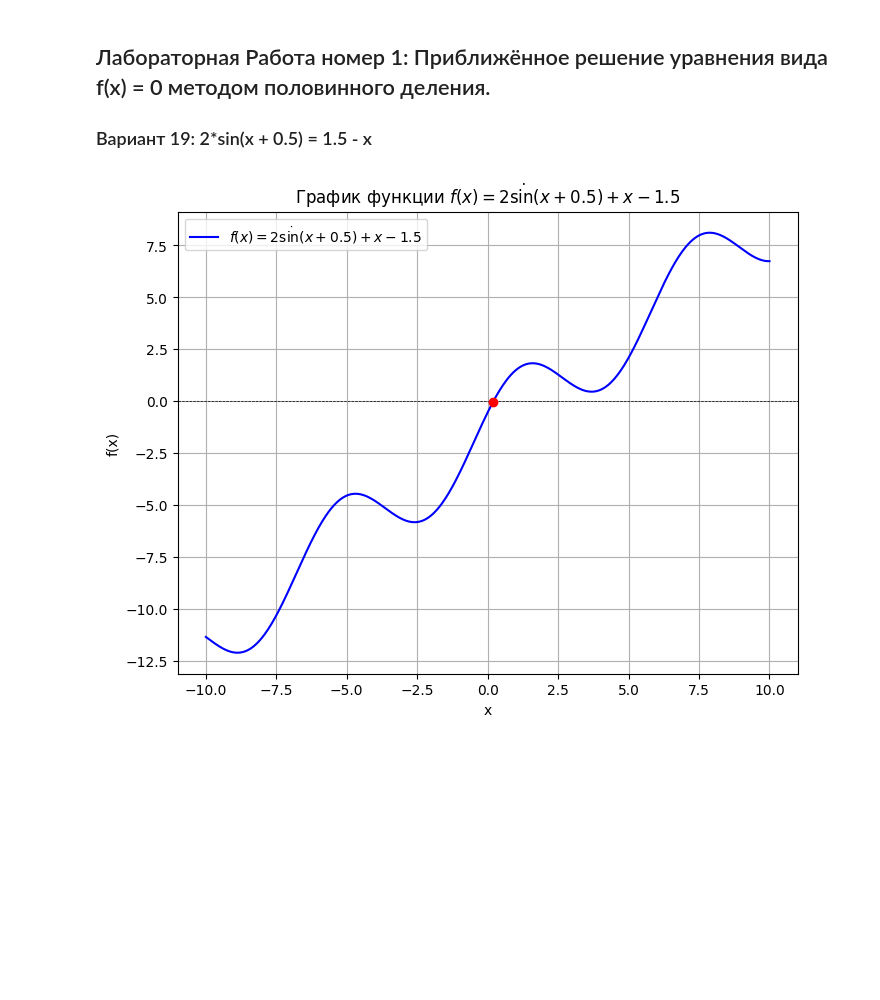
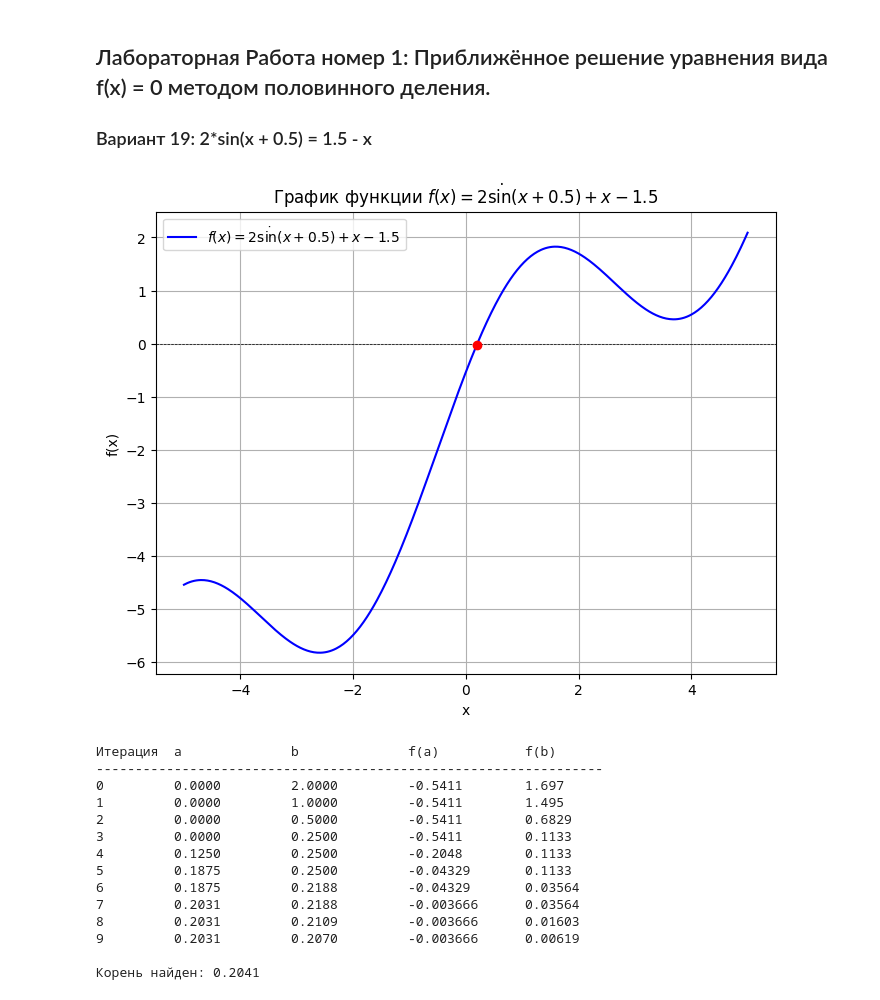
Before and after one commit to 6fcag3vsaoag/num, a Jupyter notebook: laba1/solution.ipynb, the cells around one changed output. Cells and saved outputs as stored; diff of their text form; code cells hidden in the pictures; blank space fills up the shorter version.

```diff
--- a/laba1/solution.ipynb
+++ b/laba1/solution.ipynb
@@ -4,39 +4,109 @@
 # %%
 import numpy as np
 import matplotlib.pyplot as plt
+
 
 # Определяем функцию
 def f(x):
     return 2 * np.sin(x + 0.5) + x - 1.5
 
 # Создаем массив значений x
-x = np.linspace(-10, 10, 500)
+x = np.linspace(-5, 5, 500)
 
 # Вычисляем значения функции
 y = f(x)
 
 # Строим график
 plt.figure(figsize=(8, 6))
 plt.plot(x, y, label=r'$f(x) = 2 \dot \sin(x + 0.5) + x - 1.5$', color='blue')
 
 # Добавляем горизонтальную линию y=0 для наглядности
 plt.axhline(0, color='black', linewidth=0.5, linestyle='--')
 
 # Находим приближенные точки пересечения с осью x
 zero_crossings = np.where(np.diff(np.sign(y)))[0]
 for crossing in zero_crossings:
     plt.plot(x[crossing], y[crossing], 'ro')  # Отмечаем точки пересечения красными точками
 
 # Добавляем легенду, сетку и заголовок
 plt.title('График функции $f(x) = 2 \dot \sin(x + 0.5) + x - 1.5$')
 plt.xlabel('x')
 plt.ylabel('f(x)')
 plt.legend()
 plt.grid(True)
 
 # Показываем график
 plt.show()
+
+# Метод половинного деления с выводом отчета
+def bisection_method(a, b, tol):
+    """
+    Находит корень уравнения f(x) = 0 методом половинного деления.
+
+    :param a: Левая граница интервала
+    :param b: Правая граница интервала
+    :param tol: Точность
+    :return: Приближенное значение корня
+    """
+    if f(a) * f(b) >= 0:
+        raise ValueError("Функция должна менять знак на интервале [a, b].")
+
+    # Определяем количество знаков после запятой для форматирования
+    precision_digits = abs(int(np.floor(np.log10(tol))))+1
+
+    print(f"{'Итерация':<10}{'a':<15}{'b':<15}{'f(a)':<15}{'f(b)':<15}")
+    print("-" * 65)
+
+    iteration = 0
+    while (b - a) / 2 > tol:
+        c = (a + b) / 2  # Находим середину интервала
+        f_c = f(c)
+
+        # Выводим отчет по текущей итерации
+        print(f"{iteration:<10}{a:<15.{precision_digits}f}{b:<15.{precision_digits}f}{f(a):<15.{precision_digits}}{f(b):<15.{precision_digits}}")
+
+        if f_c == 0:  # Если f(c) = 0, то c — точный корень
+            return c
+        elif f(a) * f_c < 0:  # Корень находится в левой половине
+            b = c
+        else:  # Корень находится в правой половине
+            a = c
+
+        iteration += 1
+
+    root = (a + b) / 2
+    print(f"\nКорень найден: {root:.{precision_digits}f}")
+    return root
+
+# Ввод данных пользователем
+try:
+    a = float(input("Введите начало интервала (a): "))
+    b = float(input("Введите конец интервала (b): "))
+    tol = float(input("Введите точность (например, 0.0001): "))
+
+    # Проверка, что точность положительна
+    if tol <= 0:
+        raise ValueError("Точность должна быть положительным числом.")
+
+    # Находим корень
+    root = bisection_method(a, b, tol)
+except ValueError as e:
+    print(f"Ошибка: {e}")
 # %% [output]
-[figure, old version]
+[figure, new version]
+Итерация  a              b              f(a)           f(b)
+-----------------------------------------------------------------
+0         0.0000         2.0000         -0.5411        1.697
+1         0.0000         1.0000         -0.5411        1.495
+2         0.0000         0.5000         -0.5411        0.6829
+3         0.0000         0.2500         -0.5411        0.1133
+4         0.1250         0.2500         -0.2048        0.1133
+5         0.1875         0.2500         -0.04329       0.1133
+6         0.1875         0.2188         -0.04329       0.03564
+7         0.2031         0.2188         -0.003666      0.03564
+8         0.2031         0.2109         -0.003666      0.01603
+9         0.2031         0.2070         -0.003666      0.00619
+
+Корень найден: 0.2041
 # %%
 import numpy as np
```
Also changed, not shown: parts of 1 cell of this notebook, 3 other files.
